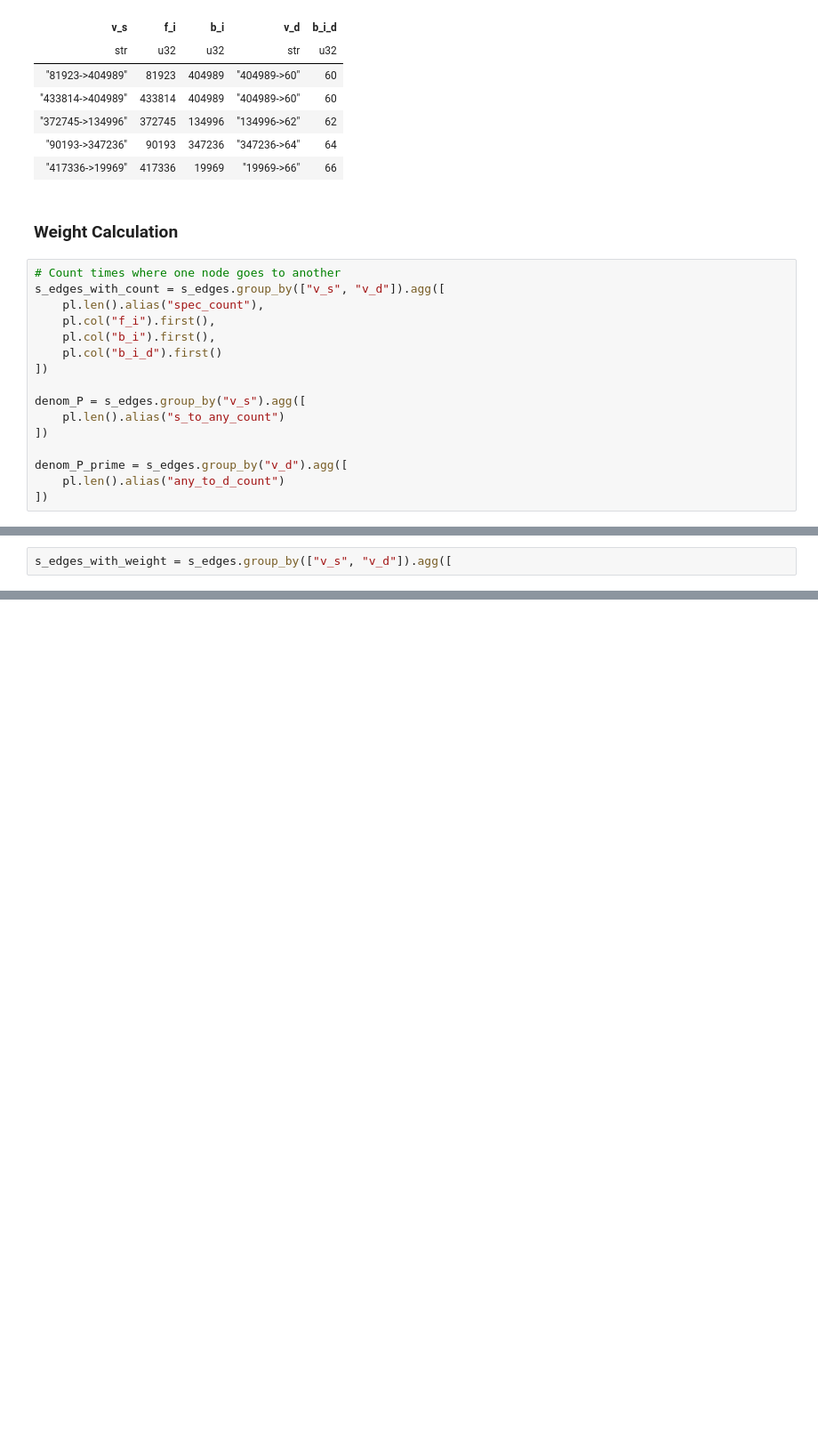
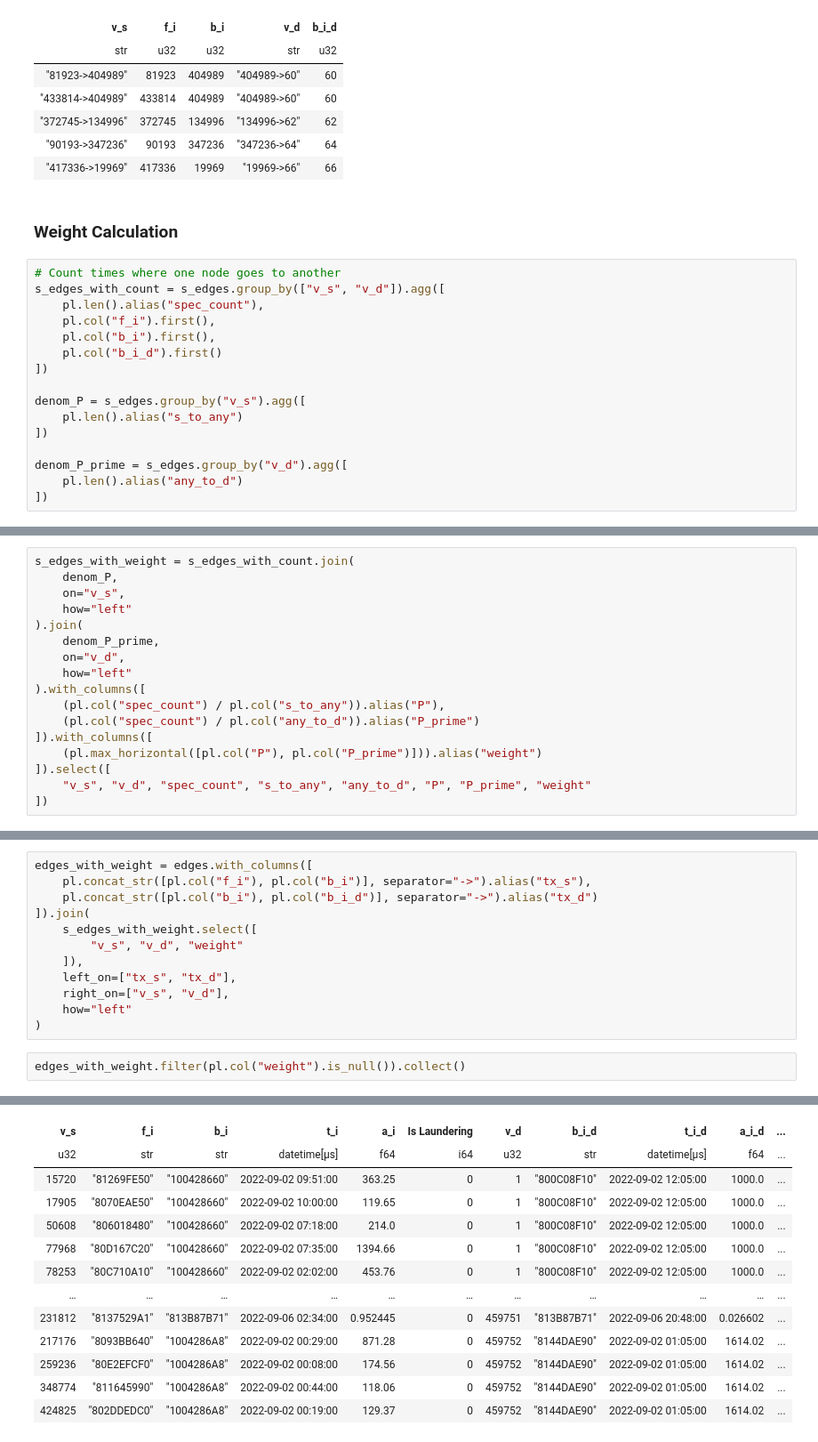
Before and after one commit to FrosBitz/KBTG-hackathon, a Jupyter notebook: EDA_memory_optim.ipynb, the cells around one changed output, grey strips where cells are left out. Shown at 89% size. Drawn from its saved outputs; the diff is of its cells as text; blank space fills up the shorter version.

```diff
--- a/EDA_memory_optim.ipynb
+++ b/EDA_memory_optim.ipynb
@@ -296,11 +470,11 @@ s_edges_with_count = s_edges.group_by(["v_s", "v_d"]).agg([
 ])
 
 denom_P = s_edges.group_by("v_s").agg([
-    pl.len().alias("s_to_any_count")
+    pl.len().alias("s_to_any")
 ])
 
 denom_P_prime = s_edges.group_by("v_d").agg([
-    pl.len().alias("any_to_d_count")
+    pl.len().alias("any_to_d")
 ])
 # %%
 print(s_edges_with_count.collect().head())
@@ -329,2 +516,17 @@ shape: (5, 6)
 # %%
-s_edges_with_weight = s_edges.group_by(["v_s", "v_d"]).agg([
+s_edges_with_weight = s_edges_with_count.join(
+    denom_P,
+    on="v_s",
+    how="left"
+).join(
+    denom_P_prime,
+    on="v_d",
+    how="left"
+).with_columns([
+    (pl.col("spec_count") / pl.col("s_to_any")).alias("P"),
+    (pl.col("spec_count") / pl.col("any_to_d")).alias("P_prime")
+]).with_columns([
+    (pl.max_horizontal([pl.col("P"), pl.col("P_prime")])).alias("weight")
+]).select([
+    "v_s", "v_d", "spec_count", "s_to_any", "any_to_d", "P", "P_prime", "weight"
+])
@@ -330,0 +550,15 @@ s_edges_with_weight = s_edges.group_by(["v_s", "v_d"]).agg([
+# %%
+edges_with_weight = edges.with_columns([
+    pl.concat_str([pl.col("f_i"), pl.col("b_i")], separator="->").alias("tx_s"),
+    pl.concat_str([pl.col("b_i"), pl.col("b_i_d")], separator="->").alias("tx_d")
+]).join(
+    s_edges_with_weight.select([
+        "v_s", "v_d", "weight"
+    ]),
+    left_on=["tx_s", "tx_d"],
+    right_on=["v_s", "v_d"],
+    how="left"
+)
+# %%
+edges_with_weight.filter(pl.col("weight").is_null()).collect()
+# %% [output]
@@ -330,0 +566,13 @@ s_edges_with_weight = s_edges.group_by(["v_s", "v_d"]).agg([
+| v_s | f_i | b_i | t_i | a_i | Is Laundering | v_d | b_i_d | t_i_d | a_i_d | ... |
+| u32 | str | str | datetime[μs] | f64 | i64 | u32 | str | datetime[μs] | f64 | ... |
+| 15720 | "81269FE50" | "100428660" | 2022-09-02 09:51:00 | 363.25 | 0 | 1 | "800C08F10" | 2022-09-02 12:05:00 | 1000.0 | ... |
+| 17905 | "8070EAE50" | "100428660" | 2022-09-02 10:00:00 | 119.65 | 0 | 1 | "800C08F10" | 2022-09-02 12:05:00 | 1000.0 | ... |
+| 50608 | "806018480" | "100428660" | 2022-09-02 07:18:00 | 214.0 | 0 | 1 | "800C08F10" | 2022-09-02 12:05:00 | 1000.0 | ... |
+| 77968 | "80D167C20" | "100428660" | 2022-09-02 07:35:00 | 1394.66 | 0 | 1 | "800C08F10" | 2022-09-02 12:05:00 | 1000.0 | ... |
+| 78253 | "80C710A10" | "100428660" | 2022-09-02 02:02:00 | 453.76 | 0 | 1 | "800C08F10" | 2022-09-02 12:05:00 | 1000.0 | ... |
+| … | … | … | … | … | … | … | … | … | … | ... |
+| 231812 | "8137529A1" | "813B87B71" | 2022-09-06 02:34:00 | 0.952445 | 0 | 459751 | "813B87B71" | 2022-09-06 20:48:00 | 0.026602 | ... |
+| 217176 | "8093BB640" | "1004286A8" | 2022-09-02 00:29:00 | 871.28 | 0 | 459752 | "8144DAE90" | 2022-09-02 01:05:00 | 1614.02 | ... |
+| 259236 | "80E2EFCF0" | "1004286A8" | 2022-09-02 00:08:00 | 174.56 | 0 | 459752 | "8144DAE90" | 2022-09-02 01:05:00 | 1614.02 | ... |
+| 348774 | "811645990" | "1004286A8" | 2022-09-02 00:44:00 | 118.06 | 0 | 459752 | "8144DAE90" | 2022-09-02 01:05:00 | 1614.02 | ... |
+| 424825 | "802DDEDC0" | "1004286A8" | 2022-09-02 00:19:00 | 129.37 | 0 | 459752 | "8144DAE90" | 2022-09-02 01:05:00 | 1614.02 | ... |
```
Also changed, not shown: parts of 31 cells of this notebook.
